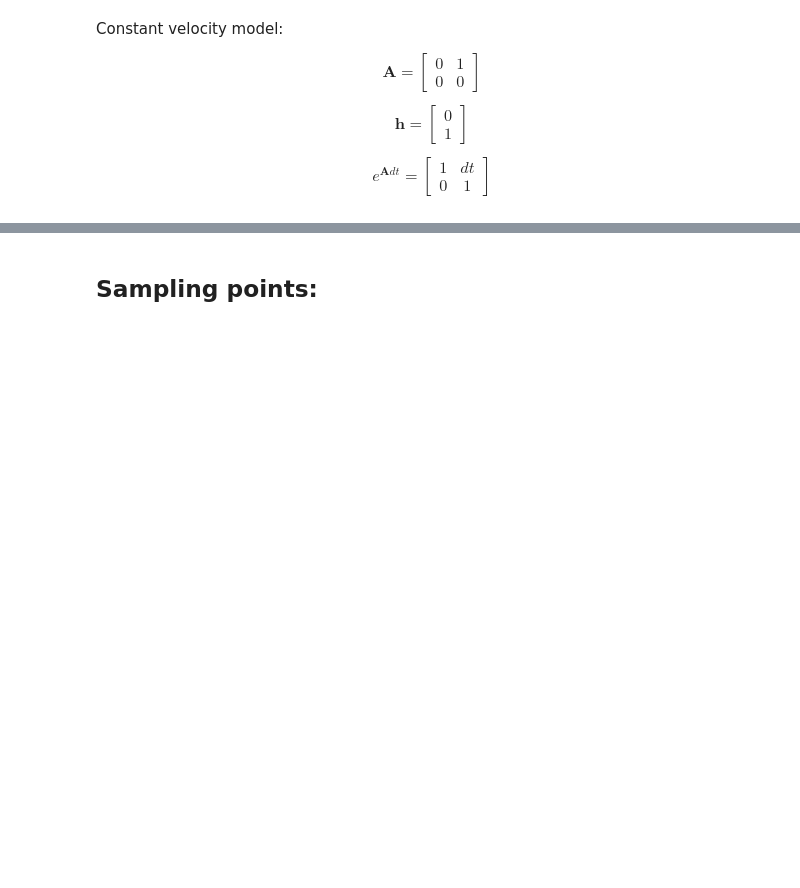
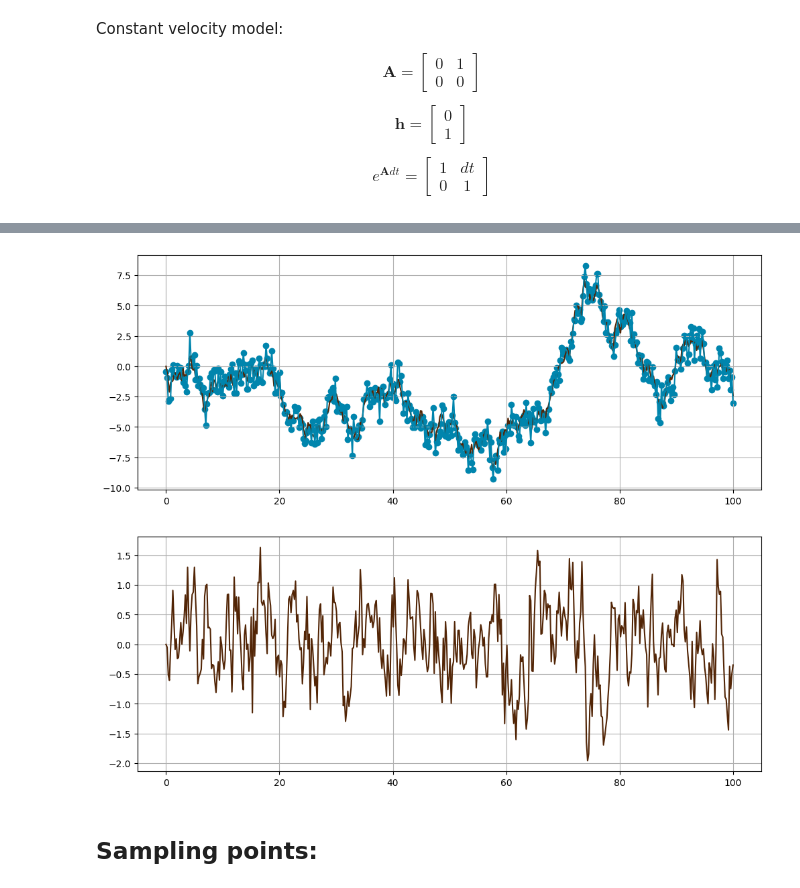
Before and after one commit to yamankindap/models, a Jupyter notebook: ssms.ipynb, the cells around one changed output, grey strips where cells are left out. Cells and saved outputs as stored; diff of their text form; code cells hidden in the pictures; blank space fills up the shorter version.

```diff
--- a/ssms.ipynb
+++ b/ssms.ipynb
@@ -44,3 +263,30 @@ $$e^{\mathbf{A} dt } = \begin{bmatrix} 1 & dt \\ 0 & 1 \end{bmatrix}$$
+# %%
+langevin_model = LangevinModel(subordinator=None, theta=-2., shape=(2,2))
+
+H = np.zeros((1,2))
+H[0][0] = 1
+# %%
+config = {"A":langevin_model.expA, "I":system_noise, "H":H, "eps":measurement_noise}
+
+ssm = BaseStateSpaceModel(**config)
+# %%
+T = np.linspace(0, 100, num=500).reshape(-1, 1)
+# %%
+x, y = ssm.sample(times=T)
+# %%
+fig, ax = plt.subplots(nrows=2, figsize=(12,10))
+
+ax[0].plot(T, x[:,0,:], color="#522506")
+ax[0].scatter(T, y[:,0,:], color="#0085ad")
+ax[0].plot(T, y[:,0,:], color="#0085ad")
+ax[0].grid(True)
+
+ax[1].plot(T, x[:,1,:], color="#522506")
+ax[1].grid(True)
+
+plt.show()
+# %% [output]
+[figure, added]
 # %%
 class ConstantVelocityTransitionMatrix(LinearOperator):
     parameter_keys = ["shape"]
```
Also changed, not shown: parts of 7 cells of this notebook, 4 other files.
